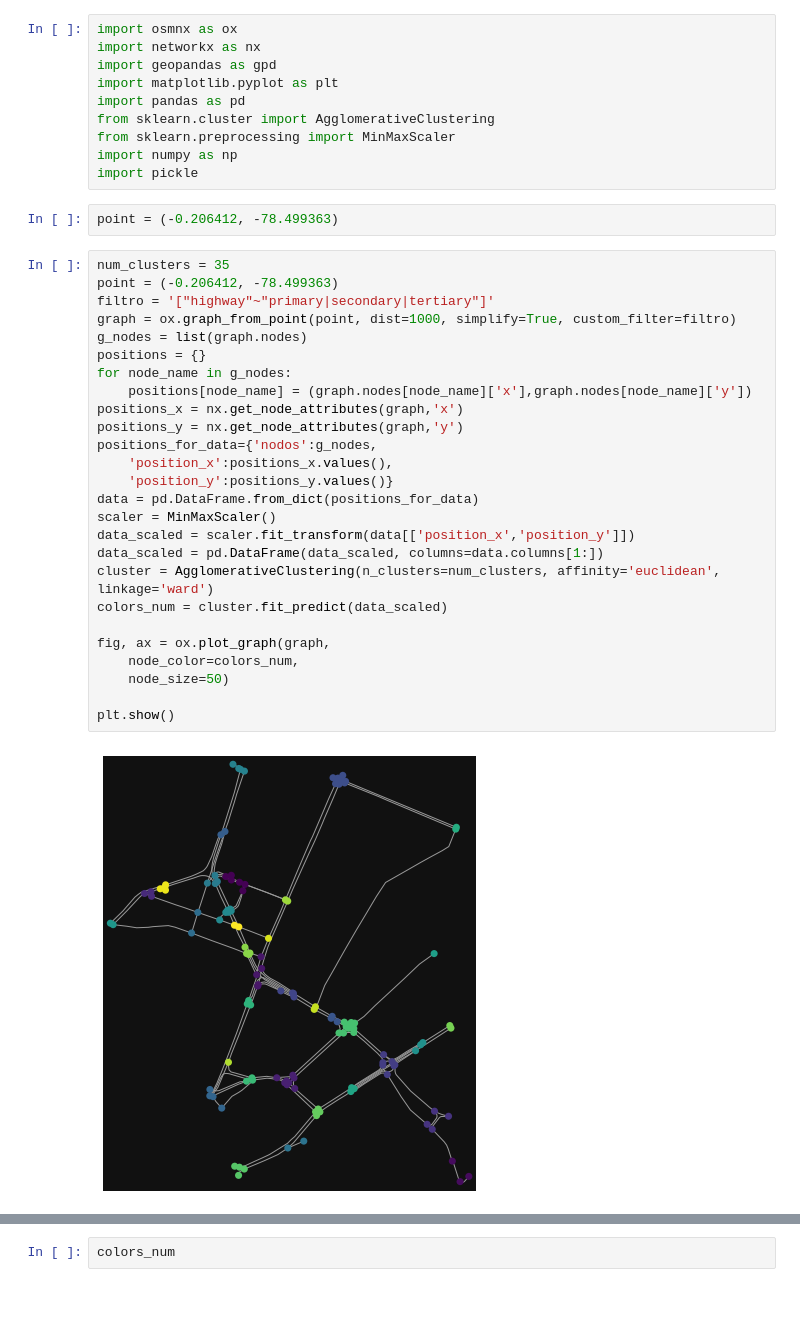
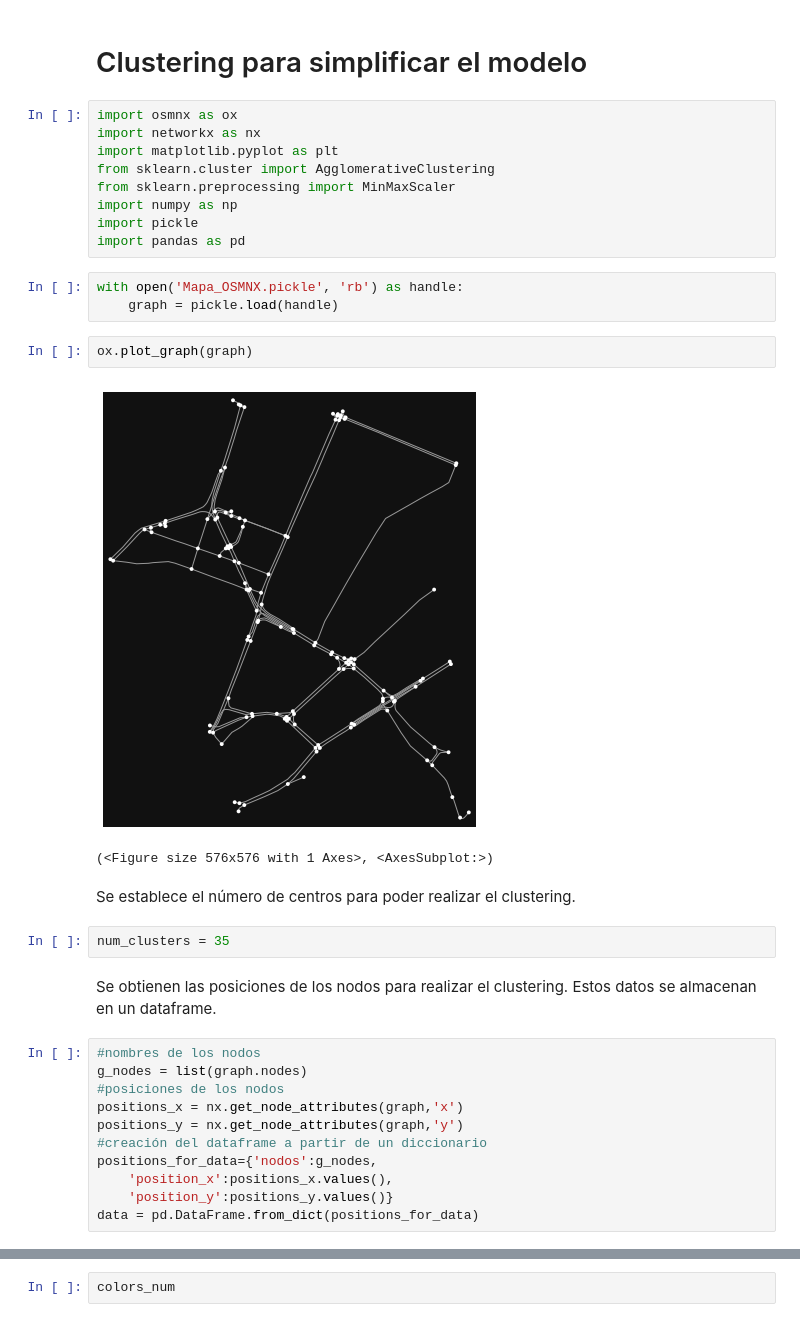
Before and after one commit to danielTeniente/proyecto_capstone, a Jupyter notebook: grafo_sector/Tema_2.ipynb, the cells around one changed output, grey strips where cells are left out. Cells and saved outputs as stored; diff of their text form.

```diff
--- a/grafo_sector/Tema_2.ipynb
+++ b/grafo_sector/Tema_2.ipynb
@@ -1,40 +1,36 @@
+# %% [markdown]
+# Clustering para simplificar el modelo
 # %%
 import osmnx as ox
 import networkx as nx
-import geopandas as gpd
 import matplotlib.pyplot as plt
-import pandas as pd
 from sklearn.cluster import AgglomerativeClustering
 from sklearn.preprocessing import MinMaxScaler
 import numpy as np
 import pickle
+import pandas as pd
-# %%
-point = (-0.206412, -78.499363)
-# %%
-num_clusters = 35
-point = (-0.206412, -78.499363)
-filtro = '["highway"~"primary|secondary|tertiary"]'
-graph = ox.graph_from_point(point, dist=1000, simplify=True, custom_filter=filtro)
-g_nodes = list(graph.nodes)
-positions = {}
-for node_name in g_nodes:
-    positions[node_name] = (graph.nodes[node_name]['x'],graph.nodes[node_name]['y'])
-positions_x = nx.get_node_attributes(graph,'x')
-positions_y = nx.get_node_attributes(graph,'y')
-positions_for_data={'nodos':g_nodes,
-    'position_x':positions_x.values(),
-    'position_y':positions_y.values()}
-data = pd.DataFrame.from_dict(positions_for_data)
-scaler = MinMaxScaler()
-data_scaled = scaler.fit_transform(data[['position_x','position_y']])
-data_scaled = pd.DataFrame(data_scaled, columns=data.columns[1:])
-cluster = AgglomerativeClustering(n_clusters=num_clusters, affinity='euclidean', linkage='ward')
-colors_num = cluster.fit_predict(data_scaled)
-
-fig, ax = ox.plot_graph(graph,
-    node_color=colors_num,
-    node_size=50)
-
-plt.show()
-# %% [output]
-[figure, removed]
+# %%
+with open('Mapa_OSMNX.pickle', 'rb') as handle:
+    graph = pickle.load(handle)
+# %%
+ox.plot_graph(graph)
+# %% [output]
+[figure, added]
+(<Figure size 576x576 with 1 Axes>, <AxesSubplot:>)
+# %% [markdown]
+Se establece el número de centros para poder realizar el clustering.
+# %%
+num_clusters = 35
+# %% [markdown]
+Se obtienen las posiciones de los nodos para realizar el clustering. Estos datos se almacenan en un dataframe.
+# %%
+#nombres de los nodos
+g_nodes = list(graph.nodes)
+#posiciones de los nodos
+positions_x = nx.get_node_attributes(graph,'x')
+positions_y = nx.get_node_attributes(graph,'y')
+#creación del dataframe a partir de un diccionario
+positions_for_data={'nodos':g_nodes,
+    'position_x':positions_x.values(),
+    'position_y':positions_y.values()}
+data = pd.DataFrame.from_dict(positions_for_data)
```
Also changed, not shown: parts of 67 cells of this notebook, 7 other files.
